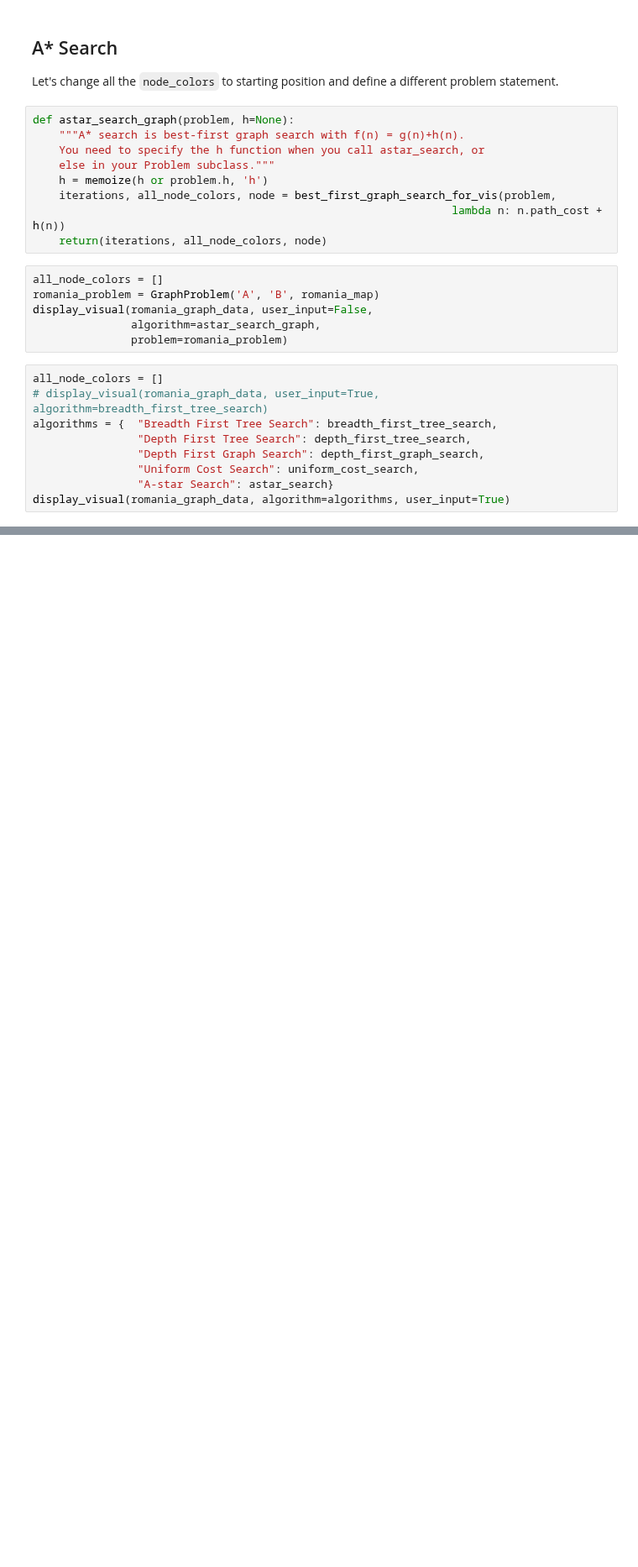
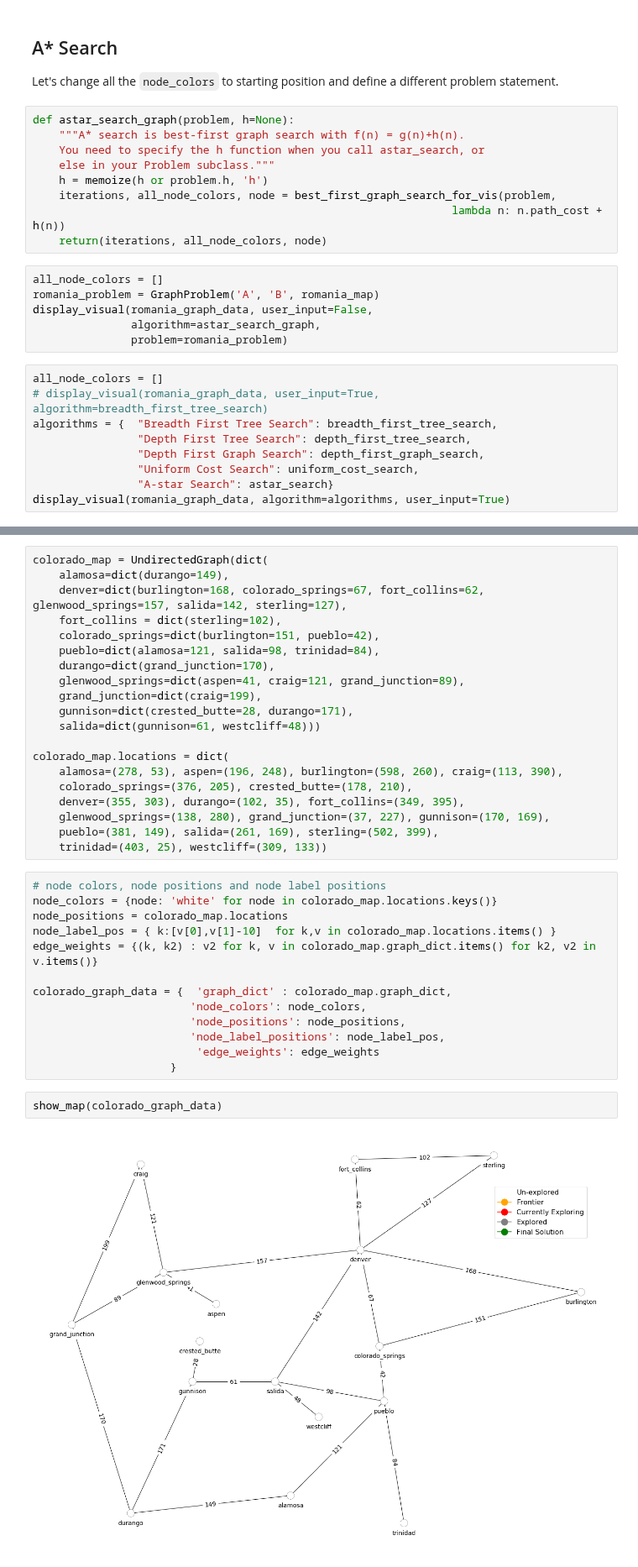
Before and after one commit to robOcity/ai-course, a Jupyter notebook: assignments/week-2-search-assignment.ipynb, the cells around one changed output, grey strips where cells are left out. Shown at 84% size. Saved outputs shown, nothing was run; the diff lists cells and outputs as text; blank space fills up the shorter version.

Commit message:
adding colorado road map for assignment

```diff
--- a/assignments/week-2-search-assignment.ipynb
+++ b/assignments/week-2-search-assignment.ipynb
@@ -561,0 +580,37 @@ display_visual(romania_graph_data, algorithm=algorithms, user_input=True)
+# %%
+colorado_map = UndirectedGraph(dict(
+    alamosa=dict(durango=149),
+    denver=dict(burlington=168, colorado_springs=67, fort_collins=62, glenwood_springs=157, salida=142, sterling=127),
+    fort_collins = dict(sterling=102),
+    colorado_springs=dict(burlington=151, pueblo=42),
+    pueblo=dict(alamosa=121, salida=98, trinidad=84),
+    durango=dict(grand_junction=170),
+    glenwood_springs=dict(aspen=41, craig=121, grand_junction=89),
+    grand_junction=dict(craig=199),
+    gunnison=dict(crested_butte=28, durango=171),
+    salida=dict(gunnison=61, westcliff=48)))
+
+colorado_map.locations = dict(
+    alamosa=(278, 53), aspen=(196, 248), burlington=(598, 260), craig=(113, 390),
+    colorado_springs=(376, 205), crested_butte=(178, 210),
+    denver=(355, 303), durango=(102, 35), fort_collins=(349, 395),
+    glenwood_springs=(138, 280), grand_junction=(37, 227), gunnison=(170, 169),
+    pueblo=(381, 149), salida=(261, 169), sterling=(502, 399),
+    trinidad=(403, 25), westcliff=(309, 133))
+# %%
+# node colors, node positions and node label positions
+node_colors = {node: 'white' for node in colorado_map.locations.keys()}
+node_positions = colorado_map.locations
+node_label_pos = { k:[v[0],v[1]-10]  for k,v in colorado_map.locations.items() }
+edge_weights = {(k, k2) : v2 for k, v in colorado_map.graph_dict.items() for k2, v2 in v.items()}
+
+colorado_graph_data = {  'graph_dict' : colorado_map.graph_dict,
+                        'node_colors': node_colors,
+                        'node_positions': node_positions,
+                        'node_label_positions': node_label_pos,
+                         'edge_weights': edge_weights
+                     }
+# %%
+show_map(colorado_graph_data)
+# %% [output]
+[figure, added]
```
Also changed, not shown: parts of 18 cells of this notebook.
